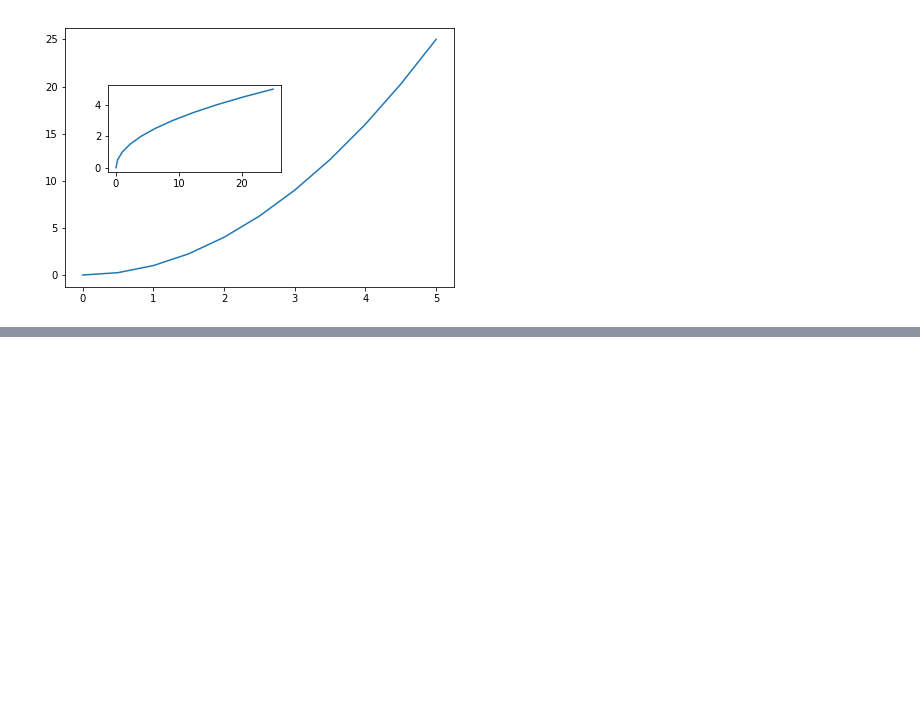
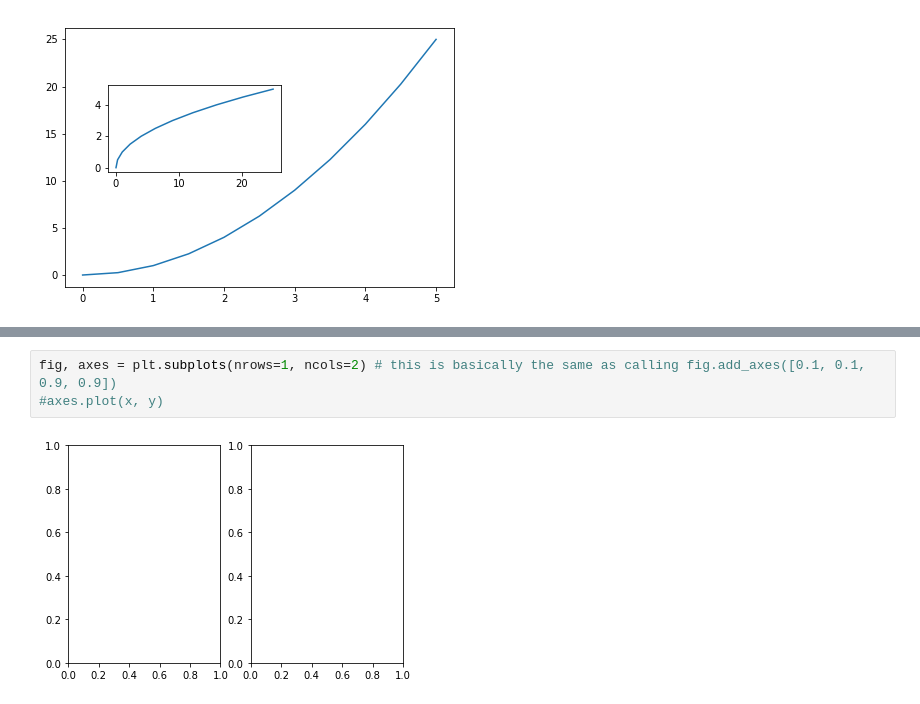
Before and after one commit to andruschak/python, a Jupyter notebook: experimental/Matplotlib.ipynb, the cells around one changed output, grey strips where cells are left out. Cells and saved outputs as stored; diff of their text form; blank space fills up the shorter version.

Commit message:
matplotlib OO continued basics

```diff
--- a/experimental/Matplotlib.ipynb
+++ b/experimental/Matplotlib.ipynb
@@ -98,0 +105,5 @@ axes2.plot(y, x)
+# %%
+fig, axes = plt.subplots(nrows=1, ncols=2) # this is basically the same as calling fig.add_axes([0.1, 0.1, 0.9, 0.9])
+#axes.plot(x, y)
+# %% [output]
+[figure, added]
```
Also changed, not shown: parts of 13 cells of this notebook.
